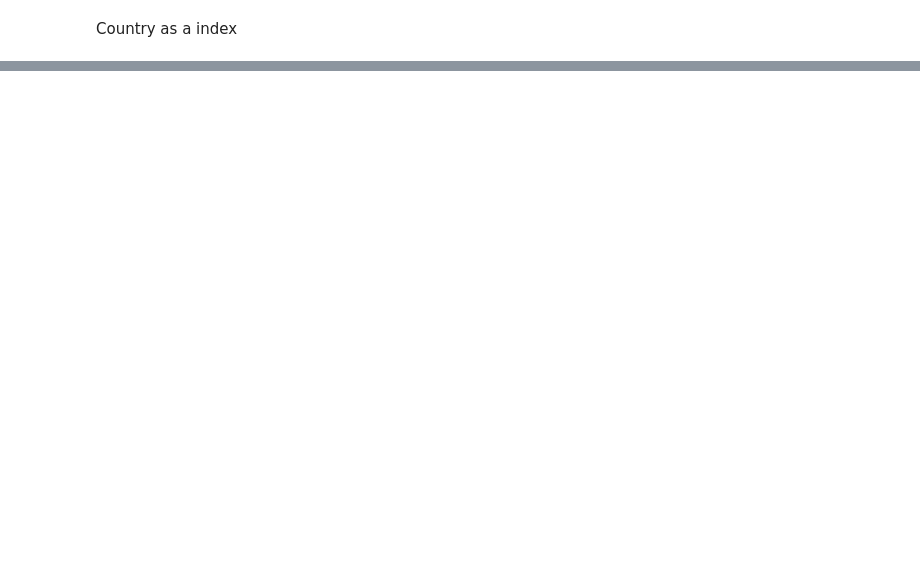
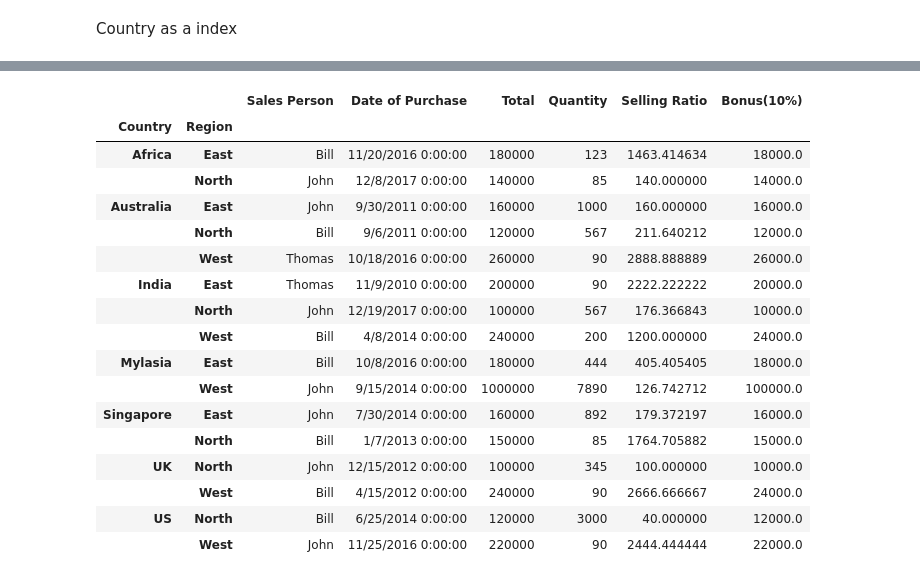
Before and after one commit to Gokulvasan-V/pandas, a Jupyter notebook: Guvi_pandas_2.ipynb, the cells around one changed output, grey strips where cells are left out. Drawn from its saved outputs; the diff is of its cells as text; code cells hidden in the pictures; blank space fills up the shorter version.

```diff
--- a/Guvi_pandas_2.ipynb
+++ b/Guvi_pandas_2.ipynb
@@ -258,0 +301,21 @@ df_1.loc['India']
+# %%
+df.groupby(['Country', 'Region']).min()
+# %% [output]
+|  |  | Sales Person | Date of Purchase | Total | Quantity | Selling Ratio | Bonus(10%) |
+| Country | Region |  |  |  |  |  |  |
+| Africa | East | Bill | 11/20/2016 0:00:00 | 180000 | 123 | 1463.414634 | 18000.0 |
+|  | North | John | 12/8/2017 0:00:00 | 140000 | 85 | 140.000000 | 14000.0 |
+| Australia | East | John | 9/30/2011 0:00:00 | 160000 | 1000 | 160.000000 | 16000.0 |
+|  | North | Bill | 9/6/2011 0:00:00 | 120000 | 567 | 211.640212 | 12000.0 |
+|  | West | Thomas | 10/18/2016 0:00:00 | 260000 | 90 | 2888.888889 | 26000.0 |
+| India | East | Thomas | 11/9/2010 0:00:00 | 200000 | 90 | 2222.222222 | 20000.0 |
+|  | North | John | 12/19/2017 0:00:00 | 100000 | 567 | 176.366843 | 10000.0 |
+|  | West | Bill | 4/8/2014 0:00:00 | 240000 | 200 | 1200.000000 | 24000.0 |
+| Mylasia | East | Bill | 10/8/2016 0:00:00 | 180000 | 444 | 405.405405 | 18000.0 |
+|  | West | John | 9/15/2014 0:00:00 | 1000000 | 7890 | 126.742712 | 100000.0 |
+| Singapore | East | John | 7/30/2014 0:00:00 | 160000 | 892 | 179.372197 | 16000.0 |
+|  | North | Bill | 1/7/2013 0:00:00 | 150000 | 85 | 1764.705882 | 15000.0 |
+| UK | North | John | 12/15/2012 0:00:00 | 100000 | 345 | 100.000000 | 10000.0 |
+|  | West | Bill | 4/15/2012 0:00:00 | 240000 | 90 | 2666.666667 | 24000.0 |
+| US | North | Bill | 6/25/2014 0:00:00 | 120000 | 3000 | 40.000000 | 12000.0 |
+|  | West | John | 11/25/2016 0:00:00 | 220000 | 90 | 2444.444444 | 22000.0 |
```
Also changed, not shown: parts of 18 cells of this notebook.
